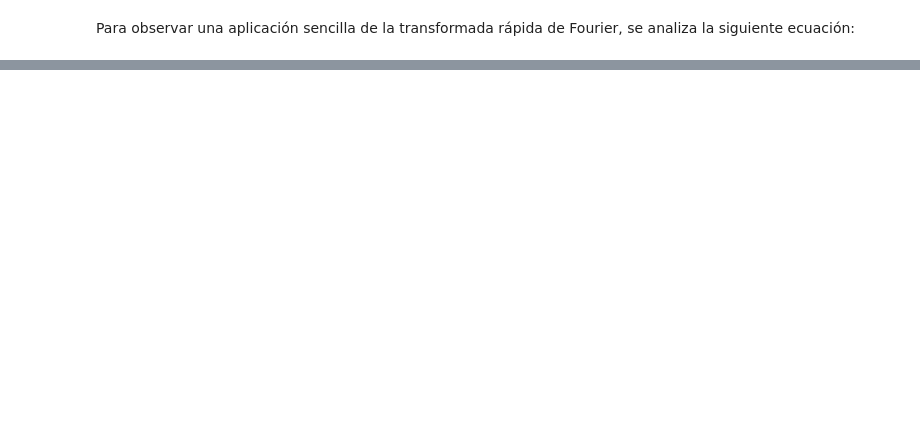
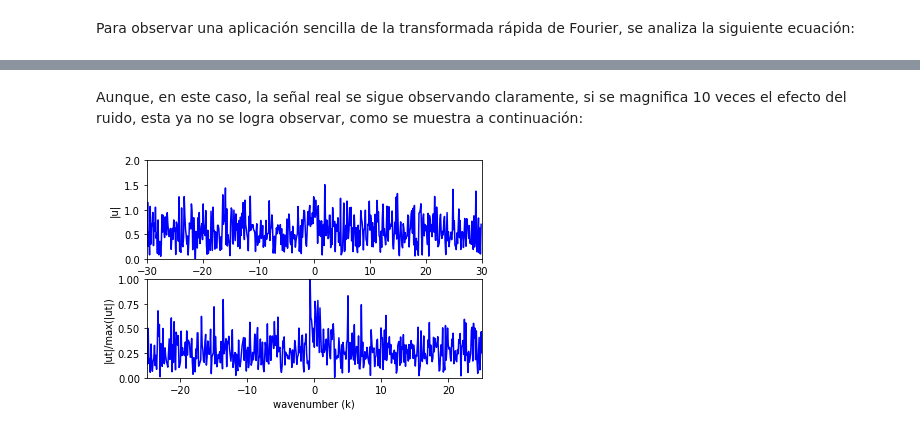
Before and after one commit to nvalencia/Herramientas-Computacionales-IMEC3602, a Jupyter notebook: Talleres/Taller 4/Taller 4.ipynb, the cells around one changed output, grey strips where cells are left out. Saved outputs shown, nothing was run; the diff lists cells and outputs as text; code cells hidden in the pictures; blank space fills up the shorter version.

```diff
--- a/Talleres/Taller 4/Taller 4.ipynb
+++ b/Talleres/Taller 4/Taller 4.ipynb
@@ -37,0 +193,21 @@ plt.show()
+# %% [markdown]
+Aunque, en este caso, la señal real se sigue observando claramente, si se magnifica 10 veces el efecto del ruido, esta ya no se logra observar, como se muestra a continuación:
+# %%
+noise2=10
+utwonoise2=fft(u3) #transformada de la función ideal
+utn2=utwonoise2+noise2*(randn(n2)+(1j*randn(n2))) #adición del ruido en parte real e imaginaria utilizando valores pseudoaleatotios
+u3n2=ifft(utn2) #inversa de función con ruido incluido
+
+subplot(211)
+plot(t,abs(u3n2),'b')
+axis([-30, 30, 0, 2])
+xlabel('time (t)')
+ylabel('|u|')
+subplot(212)
+plot(fftshift(k2),abs(fftshift(utn2))/max(abs(fftshift(utn2))),'b')
+xlabel('wavenumber (k)')
+ylabel('|ut|/max(|ut|)')
+axis([-25, 25, 0, 1])
+show()
+# %% [output]
+[figure, added]
```
Also changed, not shown: parts of 29 cells of this notebook.
